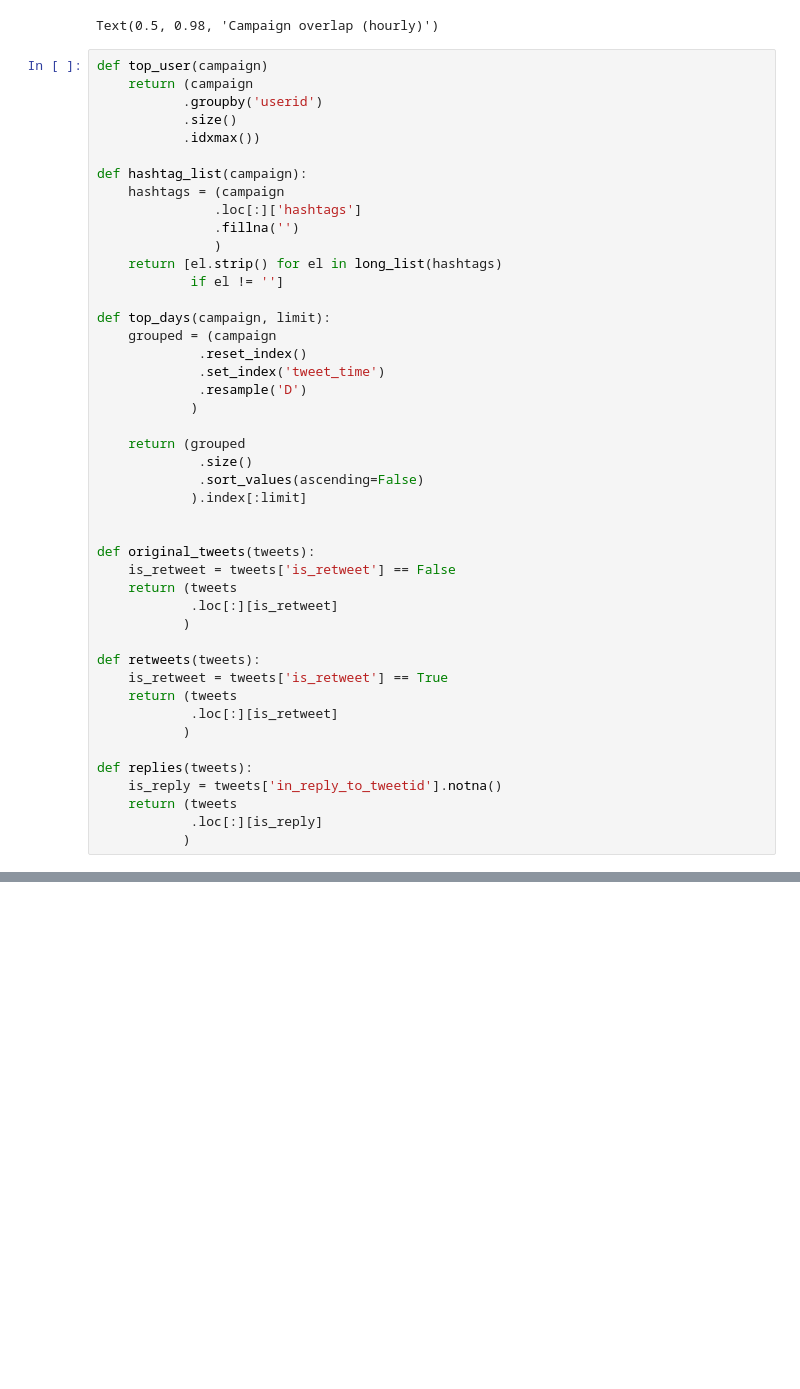
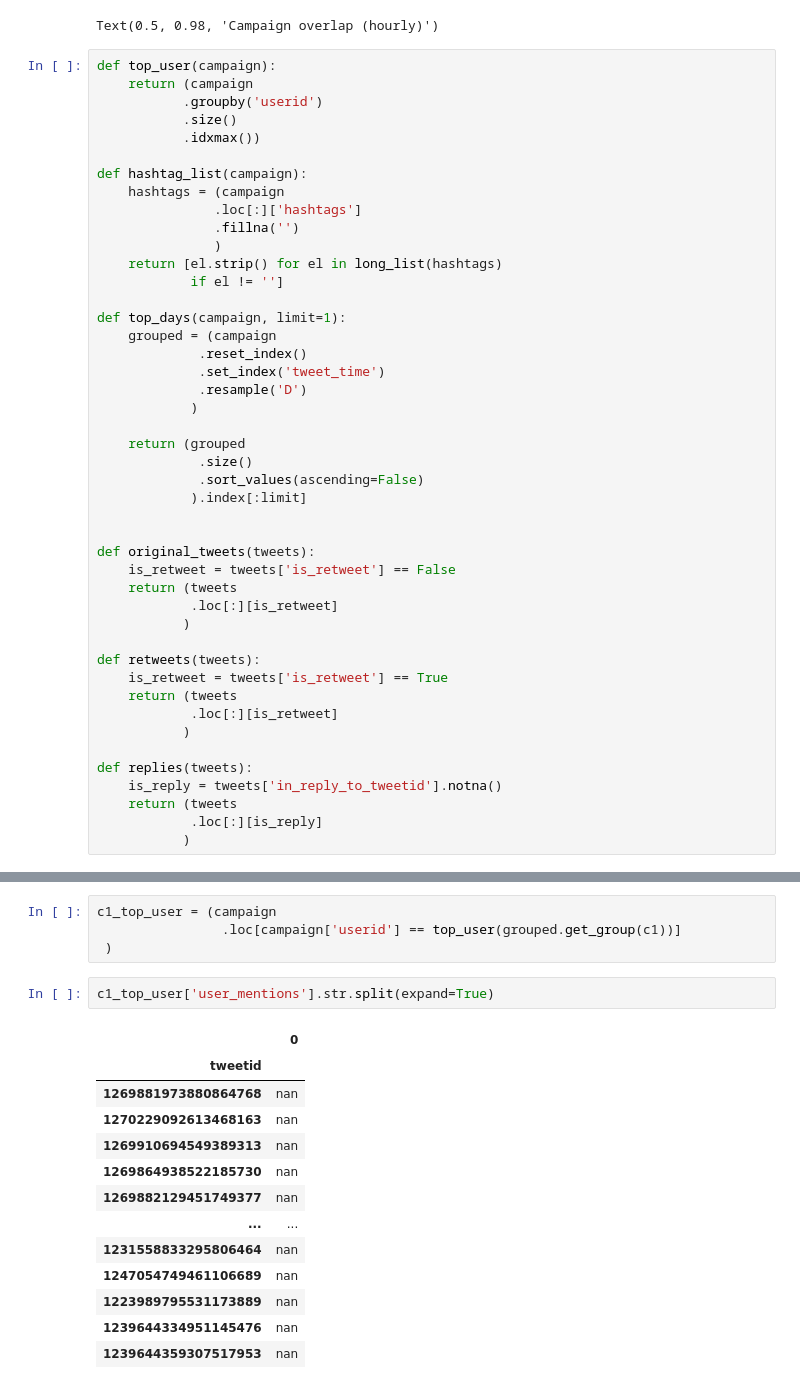
Before and after one commit to sarahkpardo/social-media-data-analysis, a Jupyter notebook: cross_campaign.ipynb, the cells around one changed output, grey strips where cells are left out. Saved outputs shown, nothing was run; the diff lists cells and outputs as text; blank space fills up the shorter version.

Commit message:
Updated cross-campaign

```diff
--- a/cross_campaign.ipynb
+++ b/cross_campaign.ipynb
@@ -198,7 +198,7 @@ fig.suptitle('Campaign overlap (hourly)')
 [interactive output not drawn]
 Text(0.5, 0.98, 'Campaign overlap (hourly)')
 # %%
-def top_user(campaign)
+def top_user(campaign):
     return (campaign
            .groupby('userid')
            .size()
@@ -212,7 +212,7 @@ def hashtag_list(campaign):
     return [el.strip() for el in long_list(hashtags)
             if el != '']
 
-def top_days(campaign, limit):
+def top_days(campaign, limit=1):
     grouped = (campaign
              .reset_index()
              .set_index('tweet_time')
@@ -244,0 +314,20 @@ def replies(tweets):
+# %%
+c1_top_user = (campaign
+                .loc[campaign['userid'] == top_user(grouped.get_group(c1))]
+ )
+# %%
+c1_top_user['user_mentions'].str.split(expand=True)
+# %% [output]
+|  | 0 |
+| tweetid |  |
+| 1269881973880864768 | nan |
+| 1270229092613468163 | nan |
+| 1269910694549389313 | nan |
+| 1269864938522185730 | nan |
+| 1269882129451749377 | nan |
+| ... | ... |
+| 1231558833295806464 | nan |
+| 1247054749461106689 | nan |
+| 1223989795531173889 | nan |
+| 1239644334951145476 | nan |
+| 1239644359307517953 | nan |
```
Also changed, not shown: parts of 8 cells of this notebook, 3 other files.
